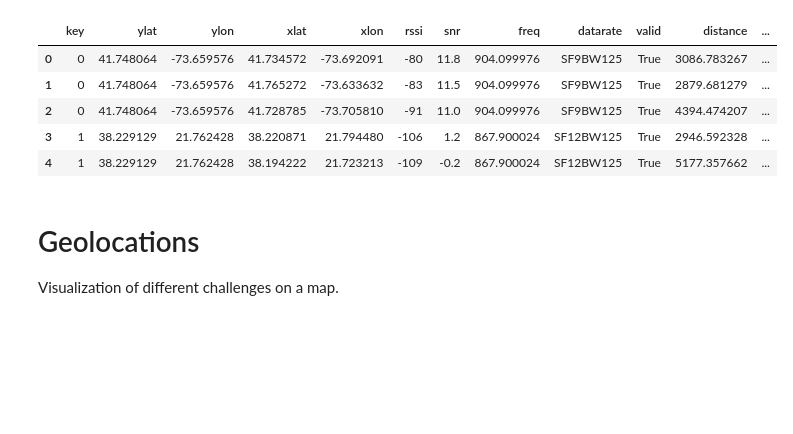
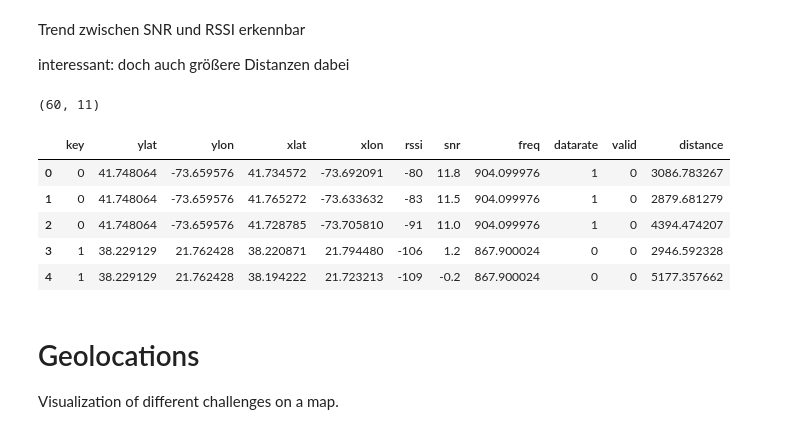
Before and after one commit to emergotechnologies/helium-positioning-model-engineering, a Jupyter notebook: notebooks/eda.ipynb, the cells around one changed output. Drawn from its saved outputs; the diff is of its cells as text; code cells hidden in the pictures; blank space fills up the shorter version.

```diff
--- a/notebooks/eda.ipynb
+++ b/notebooks/eda.ipynb
@@ -15,0 +10,8 @@ df.shape
+# %%
+label = LabelEncoder()
+data = pd.read_csv("../data/raw/helium-api-data.csv")
+data["datarate"] = label.fit_transform(data["datarate"])
+data["valid"] = label.fit_transform(data["valid"])
+
+NUM_WITTNESSES = int(data.index[-1]/data["key"].values[-1])
+data
@@ -16,12 +89,20 @@ df.shape
+# %% [markdown]
+Trend zwischen SNR und RSSI erkennbar
+
+interessant: doch auch größere Distanzen dabei
+# %%
+data.shape
+# %% [output]
+(60, 11)
 # %%
-df.head()
+data.head()
 # %% [output]
-|  | key | ylat | ylon | xlat | xlon | rssi | snr | freq | datarate | valid | distance | ... |
-| 0 | 0 | 41.748064 | -73.659576 | 41.734572 | -73.692091 | -80 | 11.8 | 904.099976 | SF9BW125 | True | 3086.783267 | ... |
-| 1 | 0 | 41.748064 | -73.659576 | 41.765272 | -73.633632 | -83 | 11.5 | 904.099976 | SF9BW125 | True | 2879.681279 | ... |
-| 2 | 0 | 41.748064 | -73.659576 | 41.728785 | -73.705810 | -91 | 11.0 | 904.099976 | SF9BW125 | True | 4394.474207 | ... |
-| 3 | 1 | 38.229129 | 21.762428 | 38.220871 | 21.794480 | -106 | 1.2 | 867.900024 | SF12BW125 | True | 2946.592328 | ... |
-| 4 | 1 | 38.229129 | 21.762428 | 38.194222 | 21.723213 | -109 | -0.2 | 867.900024 | SF12BW125 | True | 5177.357662 | ... |
+|  | key | ylat | ylon | xlat | xlon | rssi | snr | freq | datarate | valid | distance |
+| 0 | 0 | 41.748064 | -73.659576 | 41.734572 | -73.692091 | -80 | 11.8 | 904.099976 | 1 | 0 | 3086.783267 |
+| 1 | 0 | 41.748064 | -73.659576 | 41.765272 | -73.633632 | -83 | 11.5 | 904.099976 | 1 | 0 | 2879.681279 |
+| 2 | 0 | 41.748064 | -73.659576 | 41.728785 | -73.705810 | -91 | 11.0 | 904.099976 | 1 | 0 | 4394.474207 |
+| 3 | 1 | 38.229129 | 21.762428 | 38.220871 | 21.794480 | -106 | 1.2 | 867.900024 | 0 | 0 | 2946.592328 |
+| 4 | 1 | 38.229129 | 21.762428 | 38.194222 | 21.723213 | -109 | -0.2 | 867.900024 | 0 | 0 | 5177.357662 |
 # %% [markdown]
 # Geolocations
 Visualization of different challenges on a map.
```
Also changed, not shown: parts of 24 cells of this notebook, 1 other file.
